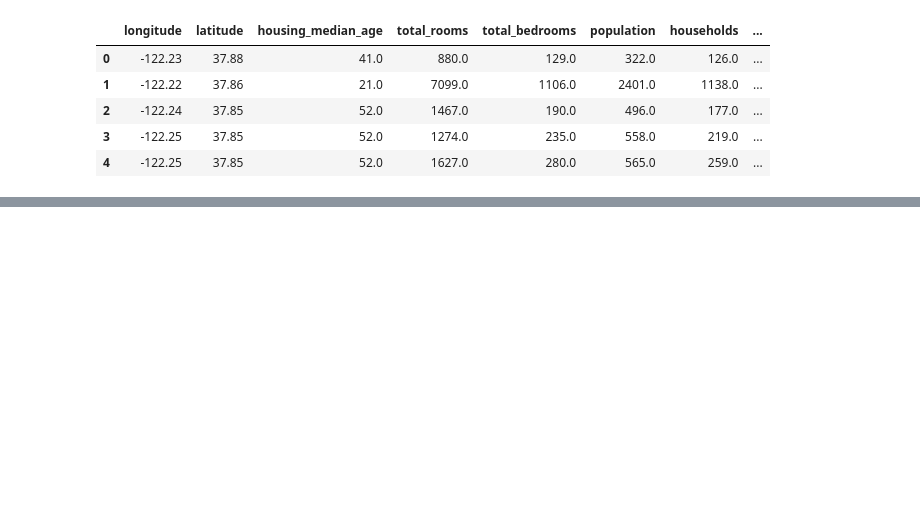
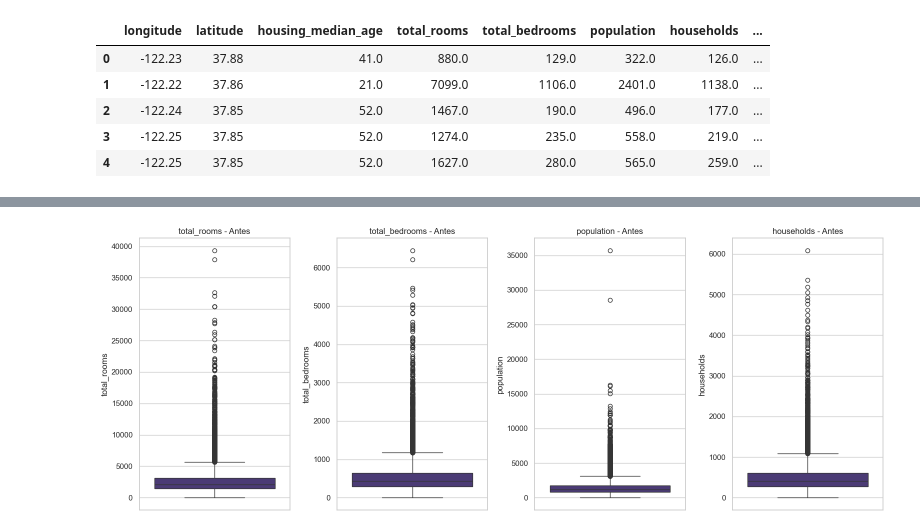
Before and after one commit to Ivan-Ortiz1/analisis-precios-y-energia-california, a Jupyter notebook: notebooks/1_analisis_casas_californi.ipynb, the cells around one changed output, grey strips where cells are left out. Saved outputs shown, nothing was run; the diff lists cells and outputs as text; code cells hidden in the pictures; blank space fills up the shorter version.

```diff
--- a/notebooks/1_analisis_casas_californi.ipynb
+++ b/notebooks/1_analisis_casas_californi.ipynb
@@ -284,0 +97,16 @@ plt.show()
+# %%
+def cap_outliers(df, column, lower_quantile=0.01, upper_quantile=0.99):
+    """
+    Limita los valores de una columna usando percentiles.
+    Los valores por debajo del percentil inferior se reemplazan por ese percentil.
+    Los valores por encima del percentil superior se reemplazan por ese percentil.
+    """
+    lower_limit = df[column].quantile(lower_quantile)
+    upper_limit = df[column].quantile(upper_quantile)
+    df[column] = np.where(df[column] > upper_limit, upper_limit,
+                          np.where(df[column] < lower_limit, lower_limit, df[column]))
+# %%
+cols_to_cap = ['total_rooms', 'total_bedrooms', 'population', 'households']
+
+for col in cols_to_cap:
+    cap_outliers(df, col)
@@ -284,0 +138,10 @@ plt.show()
+# %%
+plt.figure(figsize=(16,6))
+for i, col in enumerate(cols_to_plot, 1):
+    plt.subplot(1, 4, i)
+    sns.boxplot(y=df_original[col])
+    plt.title(f"{col} - Antes")
+plt.tight_layout()
+plt.show()
+# %% [output]
+[figure, added]
```
Also changed, not shown: parts of 39 cells of this notebook, 1 other file.
